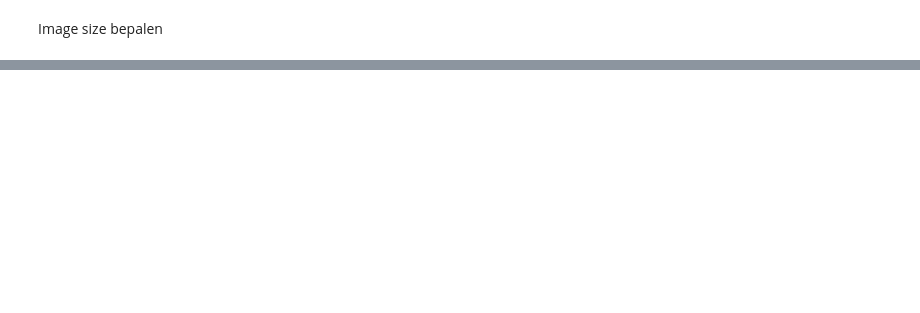
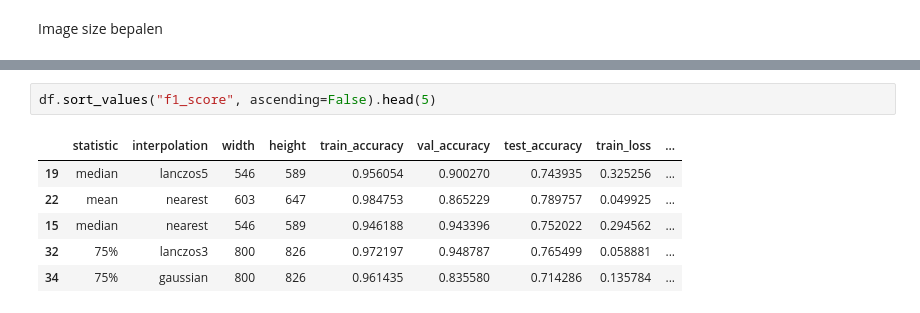
Before and after one commit to Tim-Mortier/Schilderijen-Classificatie, a Jupyter notebook: 4_Data_Sampling_Reshaping.ipynb, the cells around one changed output, grey strips where cells are left out. Drawn from its saved outputs; the diff is of its cells as text; blank space fills up the shorter version.

```diff
--- a/4_Data_Sampling_Reshaping.ipynb
+++ b/4_Data_Sampling_Reshaping.ipynb
@@ -395,0 +385,9 @@ Found 371 files belonging to 2 classes.
+# %%
+df.sort_values("f1_score", ascending=False).head(5)
+# %% [output]
+|  | statistic | interpolation | width | height | train_accuracy | val_accuracy | test_accuracy | train_loss | ... |
+| 19 | median | lanczos5 | 546 | 589 | 0.956054 | 0.900270 | 0.743935 | 0.325256 | ... |
+| 22 | mean | nearest | 603 | 647 | 0.984753 | 0.865229 | 0.789757 | 0.049925 | ... |
+| 15 | median | nearest | 546 | 589 | 0.946188 | 0.943396 | 0.752022 | 0.294562 | ... |
+| 32 | 75% | lanczos3 | 800 | 826 | 0.972197 | 0.948787 | 0.765499 | 0.058881 | ... |
+| 34 | 75% | gaussian | 800 | 826 | 0.961435 | 0.835580 | 0.714286 | 0.135784 | ... |
```
Also changed, not shown: parts of 26 cells of this notebook.
